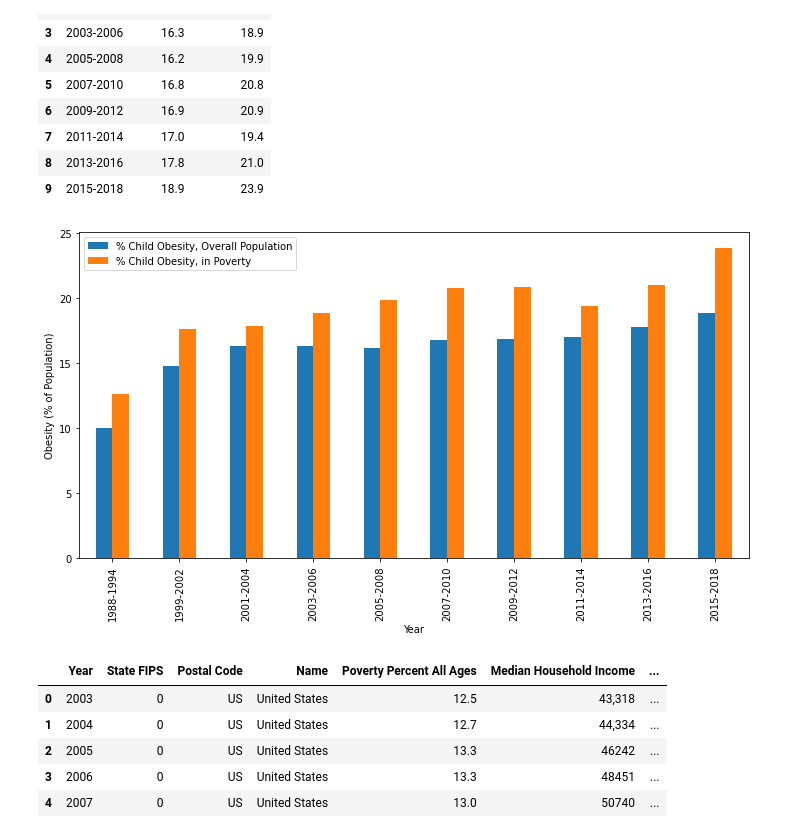
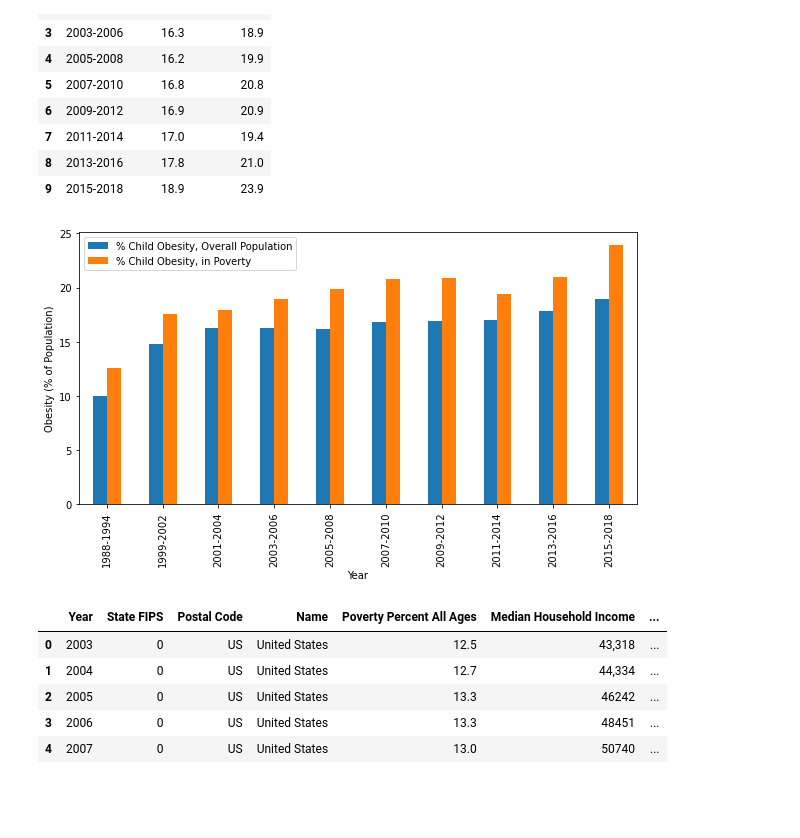
Before and after one commit to hthelander/Project-1, a Jupyter notebook: Read_data.ipynb, the cells around one changed output. Saved outputs shown, nothing was run; the diff lists cells and outputs as text; code cells hidden in the pictures; blank space fills up the shorter version.

```diff
--- a/Read_data.ipynb
+++ b/Read_data.ipynb
@@ -189,11 +68,11 @@ child_obesity_with_poverty
 # %%
 child_obesity_with_poverty_df = child_obesity_with_poverty.rename(columns = {"estimate": "% Child Obesity, Overall Population", "Below 100%": "% Child Obesity, in Poverty"})
 # %%
-child_obesity_with_poverty_level = child_obesity_with_poverty_df.plot(kind = "bar", figsize = (12, 6))
+child_obesity_with_poverty_level = child_obesity_with_poverty_df.plot(kind = "bar", figsize = (10, 5))
 child_obesity_with_poverty_level.set_xticklabels(child_obesity_with_poverty_df["year"], rotation = "vertical")
 plt.xlabel("Year")
 plt.ylabel("Obesity (% of Population)")
 plt.savefig("Images/child_obesity_v_poverty.png")
 # %% [output]
-[figure, old version]
+[figure, new version]
 # %%
```
Also changed, not shown: parts of 13 cells of this notebook, 7 other files.
